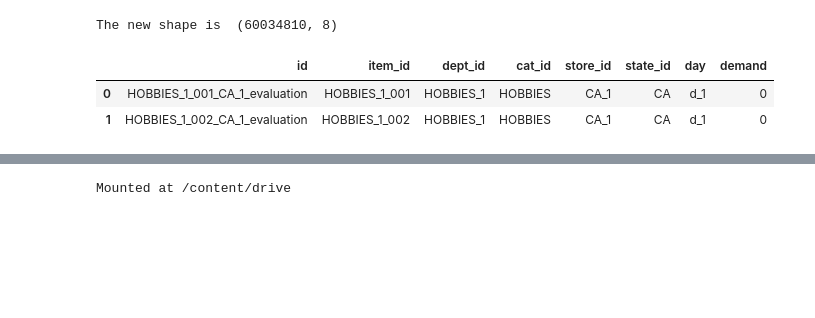
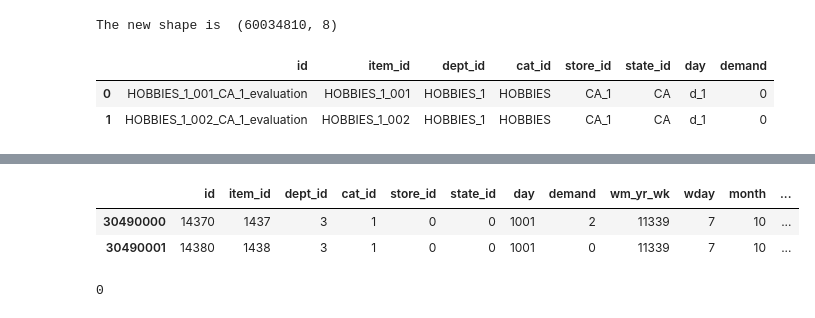
Before and after one commit to vence-andersen/M5-Forecasting-Accuracy, a Jupyter notebook: Feature_Engineering.ipynb, the cells around one changed output, grey strips where cells are left out. Saved outputs shown, nothing was run; the diff lists cells and outputs as text; code cells hidden in the pictures; blank space fills up the shorter version.

```diff
--- a/Feature_Engineering.ipynb
+++ b/Feature_Engineering.ipynb
@@ -128,13 +114,6 @@ The new shape is  (60034810, 8)
 |  | id | item_id | dept_id | cat_id | store_id | state_id | day | demand |
 | 0 | HOBBIES_1_001_CA_1_evaluation | HOBBIES_1_001 | HOBBIES_1 | HOBBIES | CA_1 | CA | d_1 | 0 |
 | 1 | HOBBIES_1_002_CA_1_evaluation | HOBBIES_1_002 | HOBBIES_1 | HOBBIES | CA_1 | CA | d_1 | 0 |
-# %%
-data = reduce(data)
-
-# We are filling the places of NaN values with No_Events
-cal.fillna('No_Event', inplace=True)
-
-cal = reduce(cal)
 # %%
 # We are then merging the all the csv files together
 
@@ -156,10 +125,6 @@ print(f"There are {data.isna().sum().sum()} missing values in the data")
 # %%
 # we are stripping the 'd_' from day column to make it an integer feature
-data['day'] = data['day'].str.split('_').str[1].astype(np.int16)
+data['day'] = data['day'].apply(lambda x: x.split('_')[1]).astype(np.int16)
 
 #since weekday's are represented as wday with numbers and d is a duplicate column.
-data.drop(['d','weekday'], axis=1, inplace=True)
-
-# We are picking data after 500 days as from EDA we found that early period there was not much of a cycle being followed
-data = data[data['day'] > 500]
-data.head(2)
+data.drop(['d','weekday','date'], axis=1, inplace=True)
@@ -166,13 +142,24 @@ data.head(2)
 # %%
 # Adding lag shift features as those are good time series feature engineering steps.
 
-lags = [1,2,3,5,7,10,14,21,30,180,365]
-for lag in lags:
+lags = [28,30,35,42,49,56,63,70]
+for lag in tqdm(lags):
     data["lag_" + str(lag)] = data.groupby("id")["demand"].shift(lag).astype(np.float16)
 # %%
-# Adding rolling window feature with mean value
+# # Adding rolling window feature with mean value
 
-means = [5,7,10,14]
-for mns in tqdm(means):
-    data['rolling_mean_'+str(mns)] = data.groupby(['id'])['demand'].transform(lambda x: x.rolling(mns).mean())
+# means = [5,7,28,56]
+# for mns in tqdm(means):
+#     data['rolling_median_'+str(mns)] = data.groupby(['id'])['demand'].transform(lambda x: x.rolling(mns).median())
+# %%
+data = data[data['day']>1000]
+data.head(2)
+# %% [output]
+|  | id | item_id | dept_id | cat_id | store_id | state_id | day | demand | wm_yr_wk | wday | month | ... |
+| 30490000 | 14370 | 1437 | 3 | 1 | 0 | 0 | 1001 | 2 | 11339 | 7 | 10 | ... |
+| 30490001 | 14380 | 1438 | 3 | 1 | 0 | 0 | 1001 | 0 | 11339 | 7 | 10 | ... |
+# %%
+data.isna().sum().sum()
+# %% [output]
+0
 # %%
@@ -180,8 +167,6 @@ data.to_pickle('new.pkl')
 # %%
-from google.colab import drive
-drive.mount('/content/drive')
+# from google.colab import drive
+# drive.mount('/content/drive')
-# %% [output]
-Mounted at /content/drive
 # %%
 # !cp new.pkl /content/drive/MyDrive
 # %%
```
Also changed, not shown: parts of 47 cells of this notebook.
